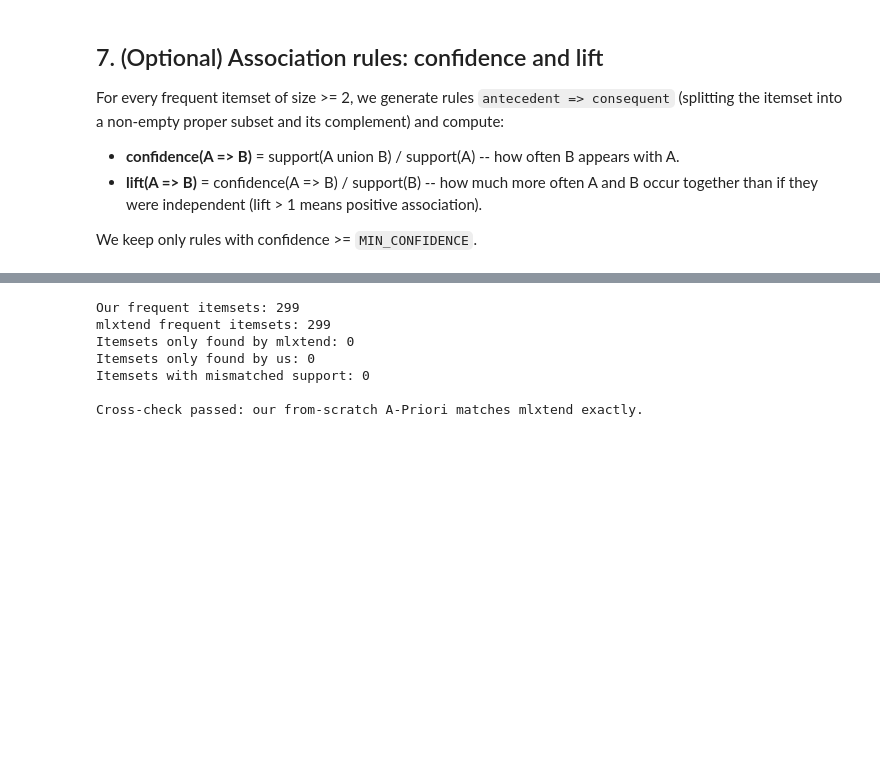
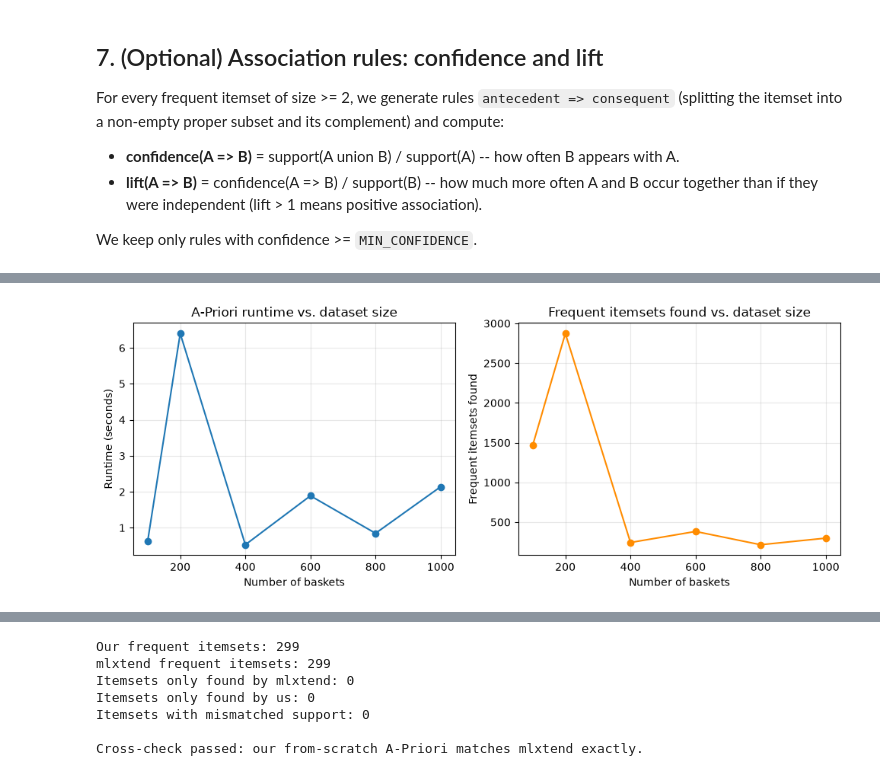
Before and after one commit to AregKarapetian/amd_market_basket_analysis, a Jupyter notebook: imdb_actor_apriori.ipynb, the cells around one changed output, grey strips where cells are left out. Saved outputs shown, nothing was run; the diff lists cells and outputs as text; code cells hidden in the pictures; blank space fills up the shorter version.

Commit message:
Add README, requirements, report, and scalability experiment

```diff
--- a/imdb_actor_apriori.ipynb
+++ b/imdb_actor_apriori.ipynb
@@ -576,0 +650,25 @@ Total rules with confidence >= 0.5: 46
+# %%
+SAMPLE_SIZES_TO_TEST = [100, 200, 400, 600, 800, 1000]
+
+scalability_rows = []
+for sample_size in SAMPLE_SIZES_TO_TEST:
+    if sample_size >= len(clean_df):
+        sampled_df = clean_df
+    else:
+        sampled_df = clean_df.sample(n=sample_size, random_state=RANDOM_SEED).reset_index(drop=True)
+
+    sample_baskets = [row_to_basket(row) for _, row in sampled_df.iterrows()]
+    sample_baskets = [basket for basket in sample_baskets if len(basket) > 0]
+
+    sample_result, elapsed_seconds = run_apriori_pipeline(sample_baskets, MIN_SUPPORT_FRACTION)
+
+    scalability_rows.append({
+        "sample_size": len(sample_baskets),
+        "min_support_count": math.ceil(MIN_SUPPORT_FRACTION * len(sample_baskets)),
+        "runtime_seconds": elapsed_seconds,
+        "frequent_itemsets_found": sum(len(itemsets) for itemsets in sample_result.values()),
+        "largest_itemset_size_found": max(sample_result.keys()),
+    })
+
+scalability_df = pd.DataFrame(scalability_rows)
+scalability_df
@@ -576,0 +683,19 @@ Total rules with confidence >= 0.5: 46
+# %%
+fig, axes = plt.subplots(1, 2, figsize=(10, 4))
+
+axes[0].plot(scalability_df["sample_size"], scalability_df["runtime_seconds"], marker="o")
+axes[0].set_xlabel("Number of baskets")
+axes[0].set_ylabel("Runtime (seconds)")
+axes[0].set_title("A-Priori runtime vs. dataset size")
+axes[0].grid(alpha=0.3)
+
+axes[1].plot(scalability_df["sample_size"], scalability_df["frequent_itemsets_found"], marker="o", color="darkorange")
+axes[1].set_xlabel("Number of baskets")
+axes[1].set_ylabel("Frequent itemsets found")
+axes[1].set_title("Frequent itemsets found vs. dataset size")
+axes[1].grid(alpha=0.3)
+
+plt.tight_layout()
+plt.show()
+# %% [output]
+[figure, added]
```
Also changed, not shown: parts of 10 cells of this notebook, 7 other files.
